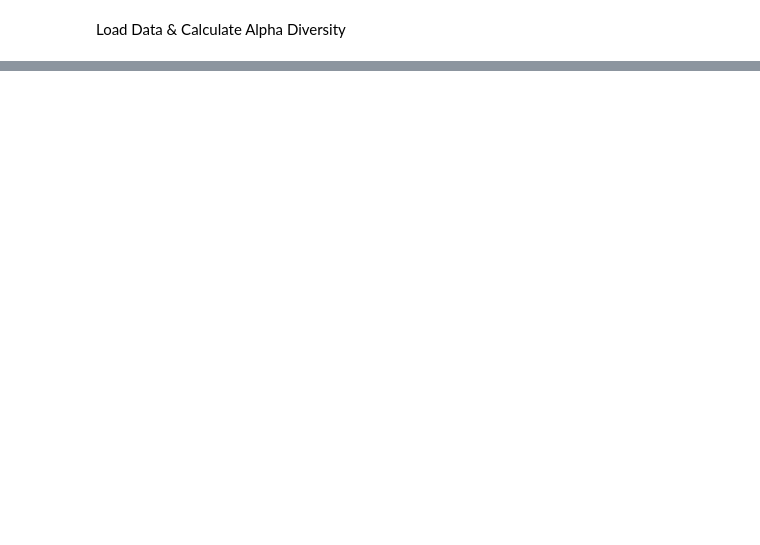
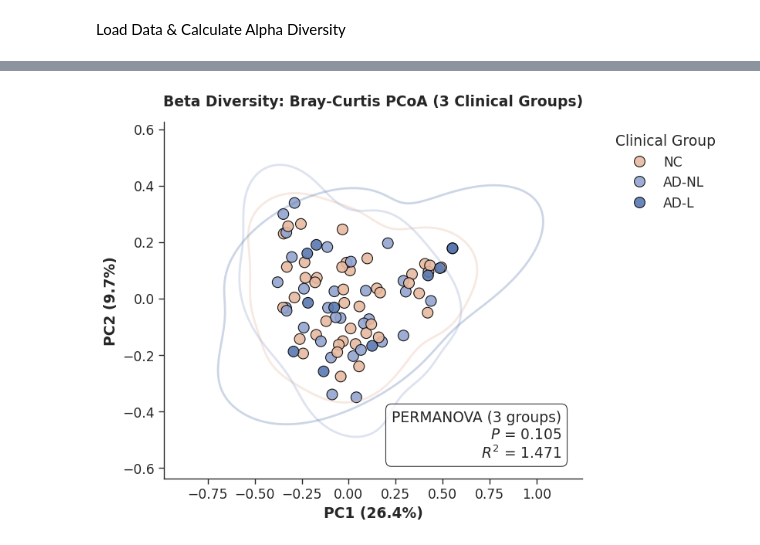
Before and after one commit to Marcosv21/Doc_project, a Jupyter notebook: statistical_analysis/plots_doc_simple.ipynb, the cells around one changed output, grey strips where cells are left out. Saved outputs shown, nothing was run; the diff lists cells and outputs as text; code cells hidden in the pictures; blank space fills up the shorter version.

```diff
--- a/statistical_analysis/plots_doc_simple.ipynb
+++ b/statistical_analysis/plots_doc_simple.ipynb
@@ -591,0 +639,90 @@ plt.show()
+# %%
+import os
+import pandas as pd
+import numpy as np
+import seaborn as sns
+import matplotlib.pyplot as plt
+from scipy.spatial.distance import pdist, squareform
+from skbio.stats.distance import permanova
+from skbio.stats.ordination import pcoa
+from skbio import DistanceMatrix
+
+# 1. Config & Metadata Integration
+META_FILE = "/home/marcos/PRJEB59406/ORGANIZED_RESULTS/functional/sample_map.csv"
+OUT_DIR = "/home/marcos/PRJEB59406/ORGANIZED_RESULTS/figures/gtdb_quality/"
+os.makedirs(OUT_DIR, exist_ok=True)
+
+# Load metadata and define the 3 groups logic
+meta = pd.read_csv(META_FILE, sep='\t')
+meta['Group_3'] = meta.apply(lambda r: 'NC' if r['Group'] == 'Control' else ('AD-NL' if 'NL' in str(r['sample_title']) else 'AD-L'), axis=1)
+sample_to_group3 = dict(zip(meta['run_accession'], meta['Group_3']))
+
+# 2. Labeling and Data Preparation
+def get_label(x):
+    sp, gen, mag = str(x.get('Species','')).strip(), str(x.get('Genus','')).strip(), str(x.get('mag_id','')).strip()
+    if sp and sp != 'nan' and len(sp) > 3: return sp
+    if gen and gen != 'nan': return f"{gen} ({mag})"
+    return f"Unknown ({mag})" if mag != 'nan' else "Unbinned"
+
+# Step A: Applying labels and Group_3 to df_master
+if 'Label' not in df_master.columns:
+    df_master['Label'] = df_master.apply(get_label, axis=1)
+
+df_master['Group_3'] = df_master['Sample'].map(sample_to_group3)
+
+# Grouping by sample and taxa
+df_taxa = df_master.groupby(['Sample', 'Group_3', 'Label'], observed=True)['Abundance'].sum().reset_index()
+
+# 3. Matrix Generation for Bray-Curtis
+matrix = df_taxa.pivot_table(index='Sample', columns='Label', values='Abundance', fill_value=0)
+groups = matrix.index.map(sample_to_group3)
+
+# 4. Distance Calculation & Statistics (PERMANOVA)
+print("Calculating Bray-Curtis Dissimilarity for 3 Groups...")
+dist_array = pdist(matrix.values, metric='braycurtis')
+dm = DistanceMatrix(squareform(dist_array), ids=matrix.index)
+
+# PERMANOVA test for the 3 groups
+stats_res = permanova(dm, grouping=groups.values, permutations=999)
+p_val, r2 = stats_res['p-value'], stats_res['test statistic']
+
+# 5. PCoA Ordination
+pcoa_res = pcoa(dm)
+pcoa_df = pcoa_res.samples[['PC1', 'PC2']].assign(Group=groups.values)
+var_exp = pcoa_res.proportion_explained
+
+# 6. Visualization (NC vs AD-NL vs AD-L)
+ORDER = ["NC", "AD-NL", "AD-L"]
+PALETTE = {"NC": "#e7b9a0", "AD-NL": "#92a4cf", "AD-L": "#5a78af"}
+
+plt.figure(figsize=(7, 6))
+sns.scatterplot(data=pcoa_df, x='PC1', y='PC2', hue='Group', hue_order=ORDER,
+                palette=PALETTE, s=100, edgecolor='black', alpha=0.9)
+
+# Adding KDE density contours for each of the 3 groups
+for g in ORDER:
+    subset = pcoa_df[pcoa_df['Group'] == g]
+    if len(subset) > 3:
+        sns.kdeplot(x=subset['PC1'], y=subset['PC2'], levels=1,
+                    color=PALETTE[g], alpha=0.3, linewidths=2)
+
+# Formatting
+plt.xlabel(f"PC1 ({var_exp['PC1']:.1%})", fontweight='bold')
+plt.ylabel(f"PC2 ({var_exp['PC2']:.1%})", fontweight='bold')
+plt.title("Beta Diversity: Bray-Curtis PCoA (3 Clinical Groups)", fontweight='bold', pad=15)
+
+# Stats box
+plt.text(0.95, 0.05, f"PERMANOVA (3 groups)\n$P$ = {p_val:.3f}\n$R^2$ = {r2:.3f}",
+         transform=plt.gca().transAxes, ha='right', va='bottom',
+         bbox=dict(boxstyle="round,pad=0.4", fc="white", ec="black", alpha=0.8))
+
+plt.legend(title="Clinical Group", frameon=False, loc='upper left', bbox_to_anchor=(1.05, 1))
+sns.despine()
+
+# Save Figure
+out_path = os.path.join(OUT_DIR, 'Fig1c_PCoA_BrayCurtis_3groups.svg')
+plt.savefig(out_path, bbox_inches='tight')
+plt.show()
+
+print(f"PCoA for 3 groups saved to: {out_path}")
+# %% [output]
@@ -591,0 +730 @@ plt.show()
+[figure, added]
```
Also changed, not shown: parts of 37 cells of this notebook, 11 other files.
